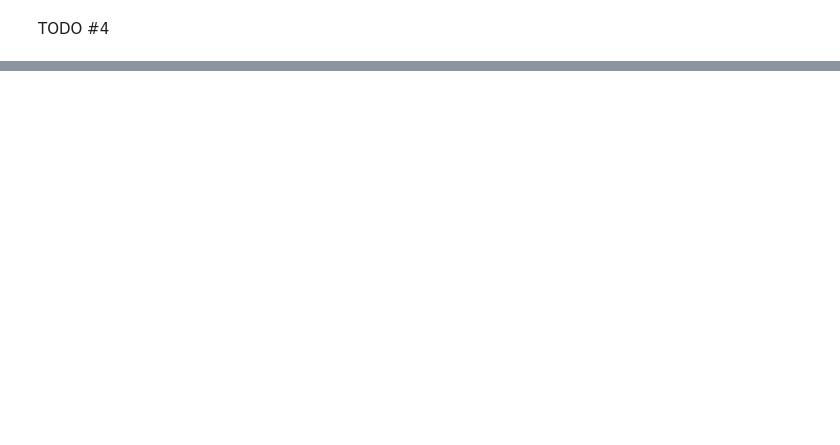
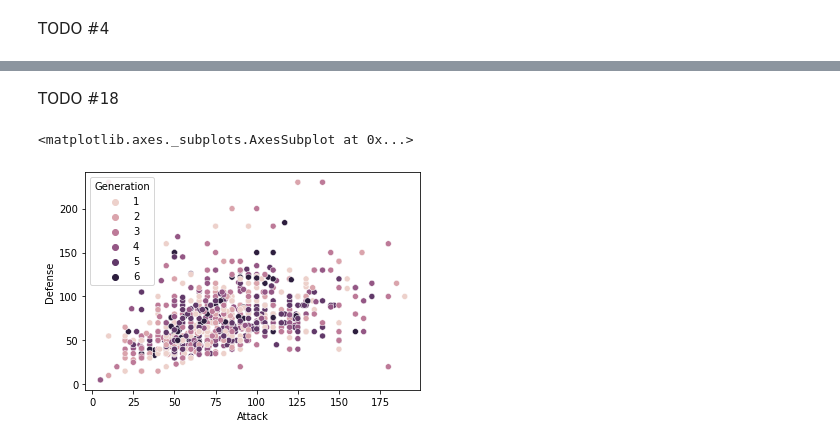
Before and after one commit to srijanmalhotra2711/bootcamp-data-science, a Jupyter notebook: task-week-3/Task3.ipynb, the cells around one changed output, grey strips where cells are left out. Cells and saved outputs as stored; diff of their text form; code cells hidden in the pictures; blank space fills up the shorter version.

```diff
--- a/task-week-3/Task3.ipynb
+++ b/task-week-3/Task3.ipynb
@@ -40,0 +242,3 @@ print(a)
+# %%
+pokemon.sort_values(by='Name', inplace= True)
+pokemon
@@ -40,0 +342,7 @@ print(a)
+# %% [markdown]
+TODO #18
+# %%
+sns.scatterplot(x=pokemon['Attack'],y=pokemon['Defense'], hue=pokemon['Generation'])
+# %% [output]
+<matplotlib.axes._subplots.AxesSubplot at 0x...>
+[figure, added]
```
Also changed, not shown: parts of 41 cells of this notebook.
